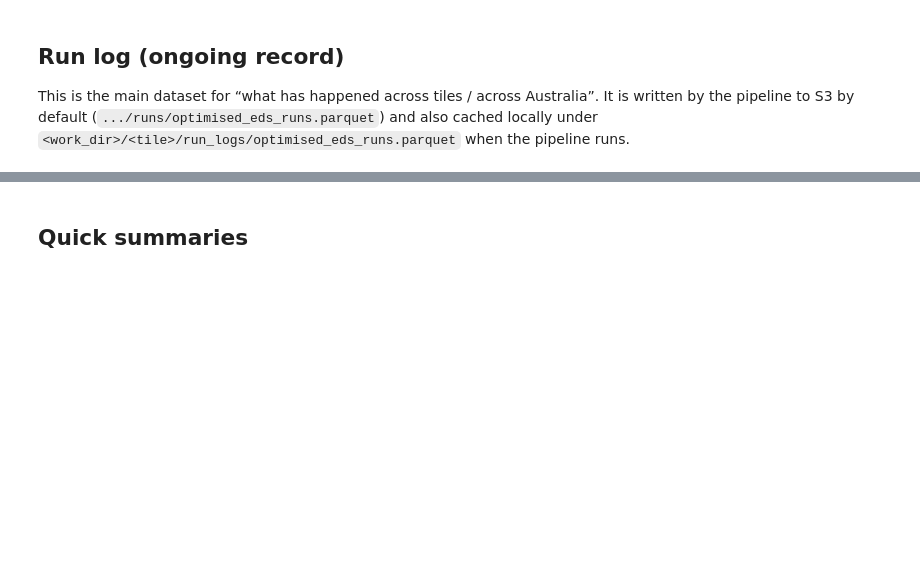
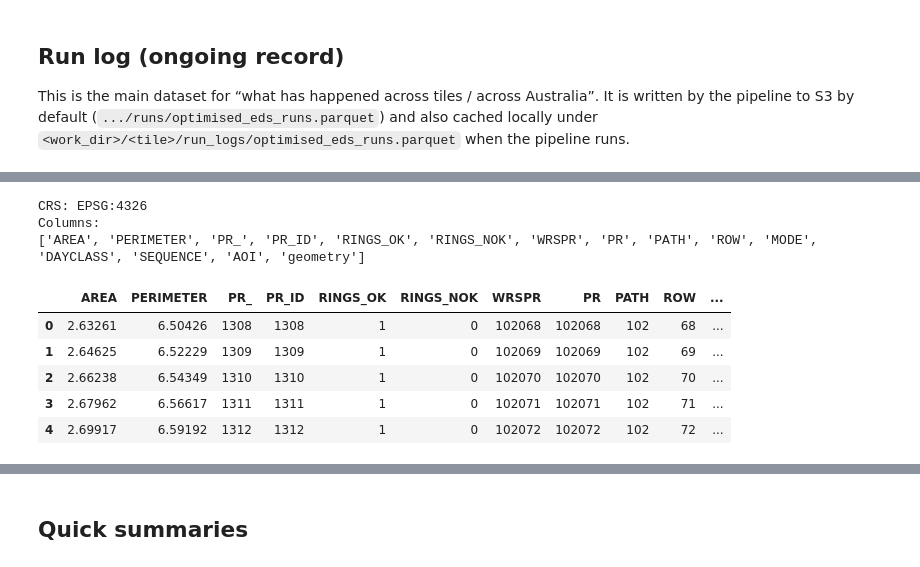
Before and after one commit to Robotmcgregor/work-easi-eds, a Jupyter notebook: notebooks/visualisation/eds_parquet_explorer.ipynb, the cells around one changed output, grey strips where cells are left out. Drawn from its saved outputs; the diff is of its cells as text; code cells hidden in the pictures; blank space fills up the shorter version.

Commit message:
updated from easi deleted files etc

```diff
--- a/notebooks/visualisation/eds_parquet_explorer.ipynb
+++ b/notebooks/visualisation/eds_parquet_explorer.ipynb
@@ -116 +118,22 @@ WORK_DIR.exists(), WORK_DIR
+# %%
+from pathlib import Path
+from typing import Optional
+
+# Local processing/work directory
+LOCAL_ROOT = Path("/home/jovyan/scratch/eds-work-processing")
+
+# S3 bucket + root prefix
+BUCKET = "dcceew-eds-data"
+S3_ROOT = "eds"
+
+# Run log parquet on S3
+RUN_LOG_URI: Optional[str] = (
+    f"s3://{BUCKET}/{S3_ROOT}/runs/optimised_eds_runs.parquet"
+)
+
+# Optional tile grid
+TILE_GRID_PATH: Optional[str] = None
+TILE_GRID_PATH =Path("/home/jovyan/work-easi-eds/assets/eds-lsat-tiles.shp")
+# Optional manifest inspection count
+MAX_MANIFEST_FILES = 200
 # %%
@@ -217,3 +404,23 @@ else:
+# %%
+import geopandas as gpd
+
+gdf = gpd.read_file(TILE_GRID_PATH)
+
+print("CRS:", gdf.crs)
+print("Columns:")
+print(list(gdf.columns))
+
+display(gdf.head())
+# %% [output]
+CRS: EPSG:4326
+Columns:
+['AREA', 'PERIMETER', 'PR_', 'PR_ID', 'RINGS_OK', 'RINGS_NOK', 'WRSPR', 'PR', 'PATH', 'ROW', 'MODE', 'DAYCLASS', 'SEQUENCE', 'AOI', 'geometry']
+|  | AREA | PERIMETER | PR_ | PR_ID | RINGS_OK | RINGS_NOK | WRSPR | PR | PATH | ROW | ... |
+| 0 | 2.63261 | 6.50426 | 1308 | 1308 | 1 | 0 | 102068 | 102068 | 102 | 68 | ... |
+| 1 | 2.64625 | 6.52229 | 1309 | 1309 | 1 | 0 | 102069 | 102069 | 102 | 69 | ... |
+| 2 | 2.66238 | 6.54349 | 1310 | 1310 | 1 | 0 | 102070 | 102070 | 102 | 70 | ... |
+| 3 | 2.67962 | 6.56617 | 1311 | 1311 | 1 | 0 | 102071 | 102071 | 102 | 71 | ... |
+| 4 | 2.69917 | 6.59192 | 1312 | 1312 | 1 | 0 | 102072 | 102072 | 102 | 72 | ... |
 # %%
 # Optional: map run counts by tile (requires a tile grid file)
 if run_log_clean is None or "tile" not in run_log_clean.columns:
```
Also changed, not shown: parts of 28 cells of this notebook, 12 other files.
